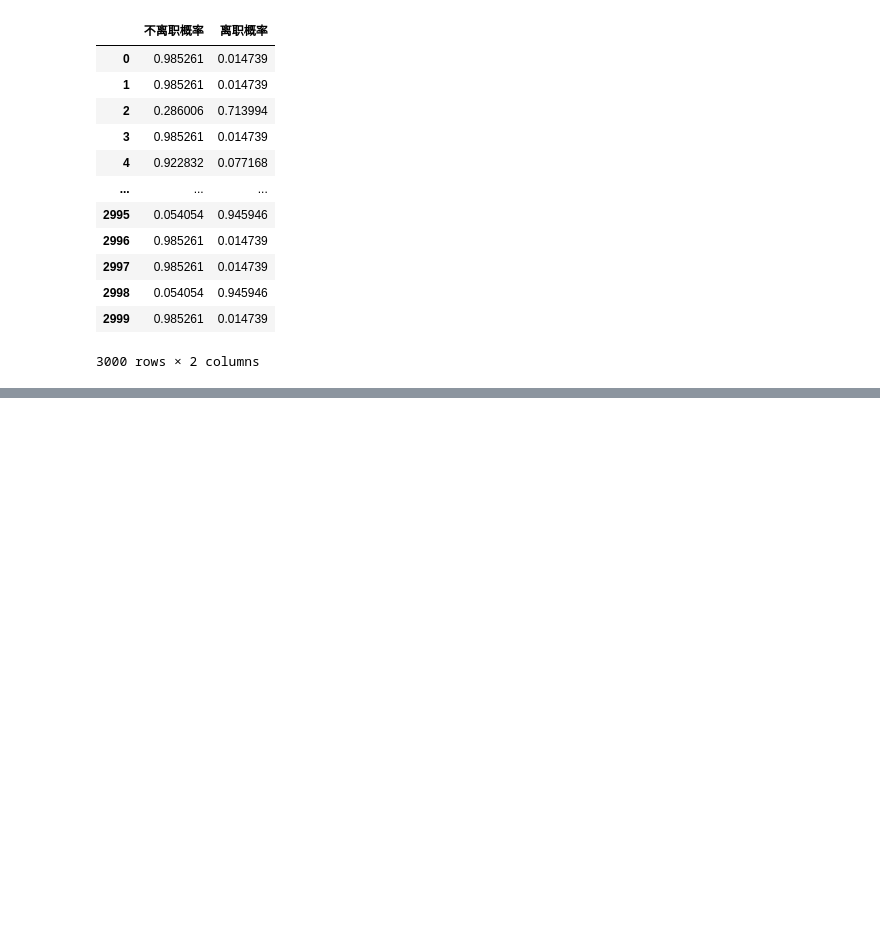
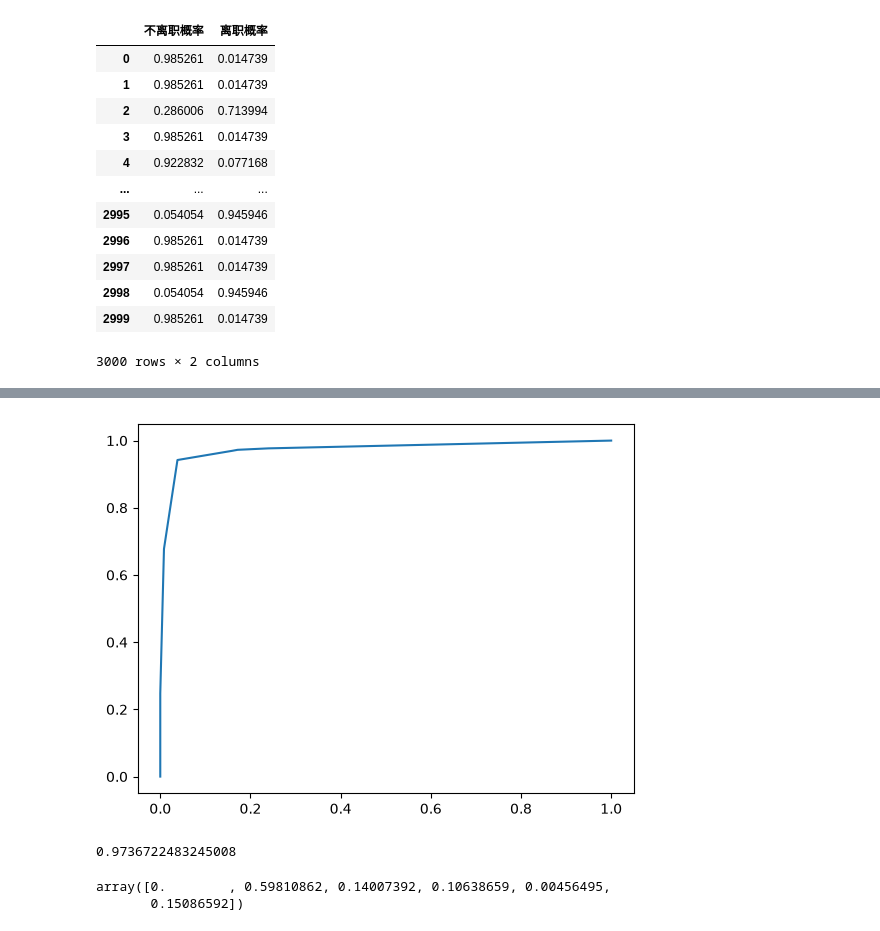
Before and after one commit to liruixiang789/hello-world, a Jupyter notebook: DecisionTree.ipynb, the cells around one changed output, grey strips where cells are left out. Drawn from its saved outputs; the diff is of its cells as text; code cells hidden in the pictures; blank space fills up the shorter version.

```diff
--- a/DecisionTree.ipynb
+++ b/DecisionTree.ipynb
@@ -125,0 +121,21 @@ b
+# %%
+fpr,tpr,thres = roc_curve(y_test,y_pred_proba[:,1])
+# %%
+# ROC 曲线
+plt.plot(fpr,tpr)
+plt.show()
+# %% [output]
+[figure, added]
+# %%
+# AUC值
+from sklearn.metrics import roc_auc_score
+score = roc_auc_score(y_test,y_pred_proba[:,1])
+score
+# %% [output]
+0.9736722483245008
+# %%
+# 特征重要性评估
+model.feature_importances_
+# %% [output]
+array([0.        , 0.59810862, 0.14007392, 0.10638659, 0.00456495,
+       0.15086592])
```
Also changed, not shown: parts of 2 cells of this notebook, 7 other files.
